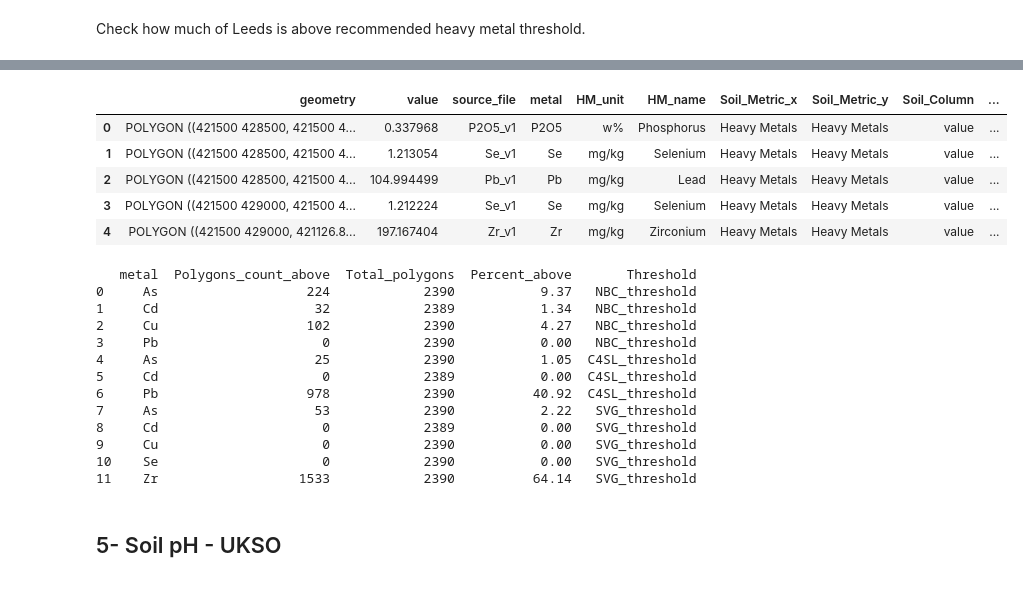
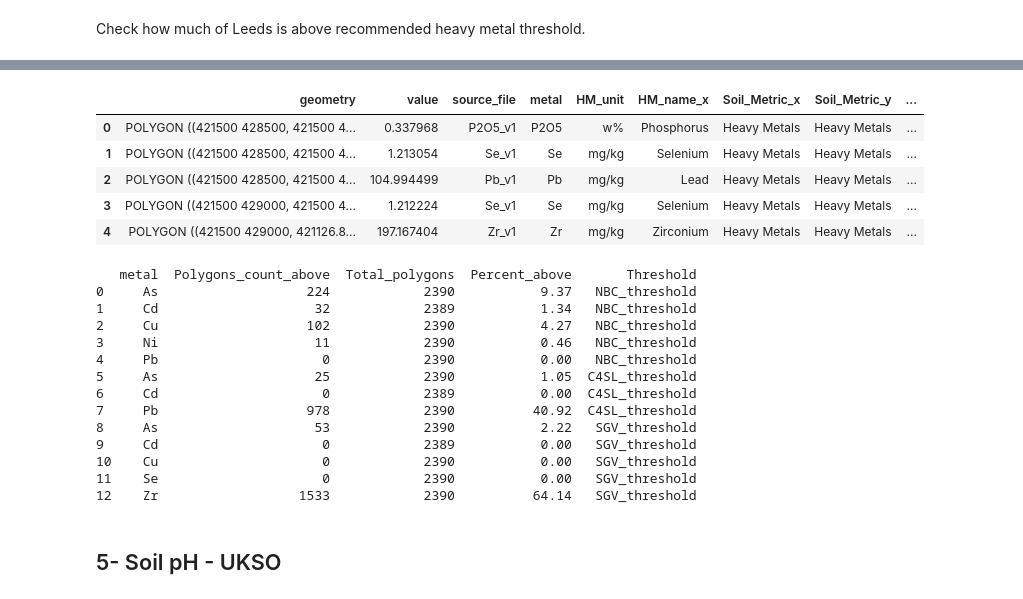
Before and after one commit to MarionC749/LIDA-SEEDS, a Jupyter notebook: Data_Processing/2-SEEDS_soil_health.ipynb, the cells around one changed output, grey strips where cells are left out. Saved outputs shown, nothing was run; the diff lists cells and outputs as text; code cells hidden in the pictures.

Commit message:
soil updates and team info

```diff
--- a/Data_Processing/2-SEEDS_soil_health.ipynb
+++ b/Data_Processing/2-SEEDS_soil_health.ipynb
@@ -579,23 +599,22 @@ gdf.head()
 # %%
 #Create exceedance columns
 threshold_cols= [
-    'AHDB_threshold',
     'NBC_threshold',
     'C4SL_threshold',
-    'SVG_threshold'
+    'SGV_threshold'
 ]
 
 for t in threshold_cols:
     gdf[t + '_exceed'] = (gdf['value'] > gdf[t]) & gdf[t].notna()
 
 gdf.head()
 # %% [output]
-|  | geometry | value | source_file | metal | HM_unit | HM_name | Soil_Metric_x | Soil_Metric_y | Soil_Column | ... |
-| 0 | POLYGON ((421500 428500, 421500 4... | 0.337968 | P2O5_v1 | P2O5 | w% | Phosphorus | Heavy Metals | Heavy Metals | value | ... |
-| 1 | POLYGON ((421500 428500, 421500 4... | 1.213054 | Se_v1 | Se | mg/kg | Selenium | Heavy Metals | Heavy Metals | value | ... |
-| 2 | POLYGON ((421500 428500, 421500 4... | 104.994499 | Pb_v1 | Pb | mg/kg | Lead | Heavy Metals | Heavy Metals | value | ... |
-| 3 | POLYGON ((421500 429000, 421500 4... | 1.212224 | Se_v1 | Se | mg/kg | Selenium | Heavy Metals | Heavy Metals | value | ... |
-| 4 | POLYGON ((421500 429000, 421126.8... | 197.167404 | Zr_v1 | Zr | mg/kg | Zirconium | Heavy Metals | Heavy Metals | value | ... |
+|  | geometry | value | source_file | metal | HM_unit | HM_name_x | Soil_Metric_x | Soil_Metric_y | ... |
+| 0 | POLYGON ((421500 428500, 421500 4... | 0.337968 | P2O5_v1 | P2O5 | w% | Phosphorus | Heavy Metals | Heavy Metals | ... |
+| 1 | POLYGON ((421500 428500, 421500 4... | 1.213054 | Se_v1 | Se | mg/kg | Selenium | Heavy Metals | Heavy Metals | ... |
+| 2 | POLYGON ((421500 428500, 421500 4... | 104.994499 | Pb_v1 | Pb | mg/kg | Lead | Heavy Metals | Heavy Metals | ... |
+| 3 | POLYGON ((421500 429000, 421500 4... | 1.212224 | Se_v1 | Se | mg/kg | Selenium | Heavy Metals | Heavy Metals | ... |
+| 4 | POLYGON ((421500 429000, 421126.8... | 197.167404 | Zr_v1 | Zr | mg/kg | Zirconium | Heavy Metals | Heavy Metals | ... |
 # %%
 #Count number of polygons in Leeds above thresholds
 summary = []
@@ -641,15 +660,16 @@ print(summary)
 0     As                   224            2390           9.37   NBC_threshold
 1     Cd                    32            2389           1.34   NBC_threshold
 2     Cu                   102            2390           4.27   NBC_threshold
-3     Pb                     0            2390           0.00   NBC_threshold
-4     As                    25            2390           1.05  C4SL_threshold
-5     Cd                     0            2389           0.00  C4SL_threshold
-6     Pb                   978            2390          40.92  C4SL_threshold
-7     As                    53            2390           2.22   SVG_threshold
-8     Cd                     0            2389           0.00   SVG_threshold
-9     Cu                     0            2390           0.00   SVG_threshold
-10    Se                     0            2390           0.00   SVG_threshold
-11    Zr                  1533            2390          64.14   SVG_threshold
+3     Ni                    11            2390           0.46   NBC_threshold
+4     Pb                     0            2390           0.00   NBC_threshold
+5     As                    25            2390           1.05  C4SL_threshold
+6     Cd                     0            2389           0.00  C4SL_threshold
+7     Pb                   978            2390          40.92  C4SL_threshold
+8     As                    53            2390           2.22   SGV_threshold
+9     Cd                     0            2389           0.00   SGV_threshold
+10    Cu                     0            2390           0.00   SGV_threshold
+11    Se                     0            2390           0.00   SGV_threshold
+12    Zr                  1533            2390          64.14   SGV_threshold
 # %% [markdown]
 ## 5- Soil pH - UKSO
 # %% [markdown]
```
Also changed, not shown: parts of 11 cells of this notebook, 10 other files.
